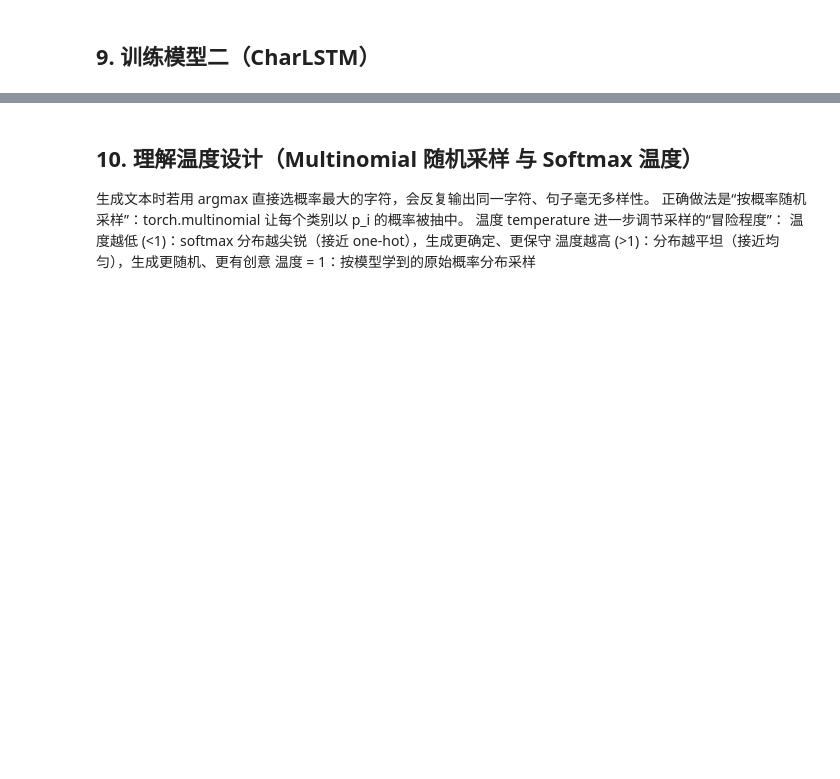
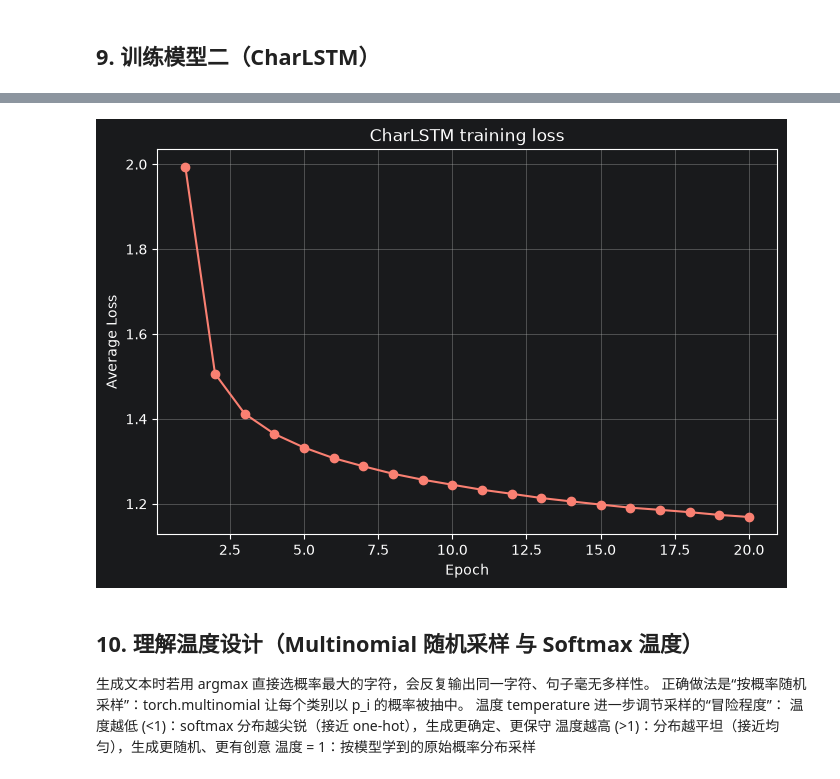
Before and after one commit to BetterWilson/AIT, a Jupyter notebook: 11 莎士比亚文本生成（Char-level RNN与LSTM）.ipynb, the cells around one changed output, grey strips where cells are left out. Saved outputs shown, nothing was run; the diff lists cells and outputs as text; code cells hidden in the pictures; blank space fills up the shorter version.

```diff
--- a/11 莎士比亚文本生成（Char-level RNN与LSTM）.ipynb
+++ b/11 莎士比亚文本生成（Char-level RNN与LSTM）.ipynb
@@ -337,12 +389,14 @@ lstm_losses = train(lstm_model, data_loader, optimizer_lstm, criterion, device=d
 # %%
 # 绘制训练损失曲线，观察模型收敛情况
 plt.figure(figsize=(8, 5))  # 创建 8×5 英寸画布
 plt.plot(range(1, epochs + 1), lstm_losses, marker='o', color='salmon')  # 每轮平均损失折线
 plt.xlabel('Epoch')  # 横轴: 训练轮数
 plt.ylabel('Average Loss')  # 纵轴: 平均损失
-plt.title('CharLSTM 训练损失曲线')  # 图表标题
+plt.title('CharLSTM training loss')  # 图表标题
 plt.grid(True)  # 显示网格
 plt.show()  # 显示图像
+# %% [output]
+[figure, added]
 # %%
 # 对比两张训练曲线: 通常 LSTM 收敛更稳、最终损失更低（门控缓解梯度消失，
 # 长距离字符依赖保持得更好）；RNN 的损失曲线可能更早震荡。
```
Also changed, not shown: parts of 24 cells of this notebook, 19 other files.
